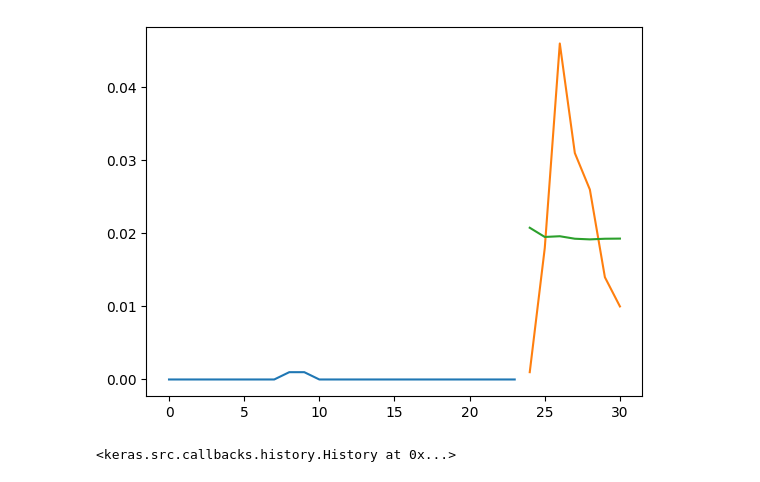
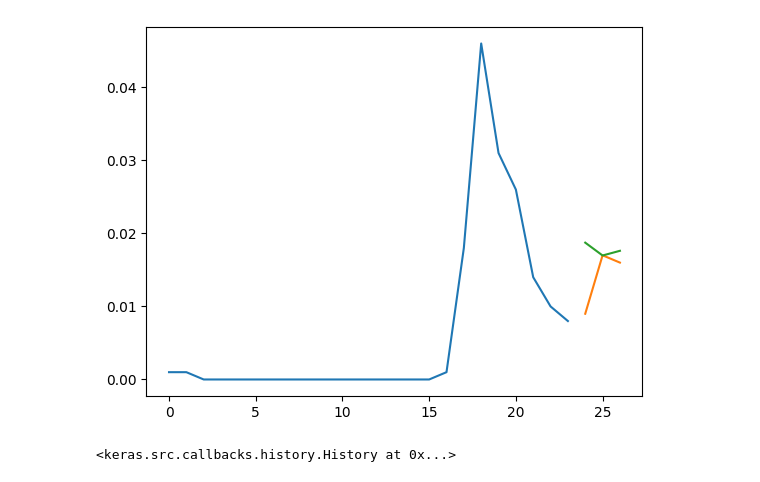
Before and after one commit to lchaus/dfg, a Jupyter notebook: diff_model.ipynb, the cells around one changed output. Cells and saved outputs as stored; diff of their text form; code cells hidden in the pictures.

```diff
--- a/diff_model.ipynb
+++ b/diff_model.ipynb
@@ -33,9 +47,9 @@ def compute_diff(df: pd.DataFrame) -> pd.DataFrame:
 
     return df.diff().dropna().reset_index(drop=True)
 # %%
-days_predict = 7
+days_predict = 3
 # %%
-df_supervised = transform_to_supervised(df_snowlvl, 'DATE', ['HTEURNEIGE_Q'], 'HTEURNEIGE_Q', n_past=24, n_future=days_predict)
+df_supervised = transform_to_supervised(df_snowlvl, 'DATE', ['HTEURNEIGE_Q', 'DAY', 'MONTH'], 'HTEURNEIGE_Q', n_past=24, n_future=days_predict)
 # %%
 df_diff = compute_diff(df_supervised.copy())
 # %%
@@ -87,7 +101,7 @@ def train_forecast_per_step(X_train, X_test, y_train, y_test, df_supervised, spl
         # plt.show()
 
         # Reconstruct absolute values
-        last_values = df_supervised.iloc[split_idx + 1:, -7].values.reshape(-1, 1)  # value(t-1)
+        last_values = df_supervised.iloc[split_idx + 1:, -3].values.reshape(-1, 1)  # value(t-1)
         yhat_inv = scaler_yi.inverse_transform(yhat.reshape(-1, 1))
         ytrue_inv = scaler_yi.inverse_transform(ytrue.reshape(-1, 1))
         yhat_abs = last_values + yhat_inv
@@ -130,13 +140,15 @@ for step in results.keys():
 real = []
 for step in results.keys():
     real.append(results[step]['ytrue_abs'])
+# %%
+col_snowlvl = [col for col in df_diff.columns if 'HTEURNEIGE_Q' in col]
 # %%
-idx = 50
-plt.plot(range(24), df_supervised.iloc[int(len(X)*0.8) + idx,:-days_predict])
+idx = 55
+plt.plot(range(24), df_supervised[col_snowlvl].iloc[int(len(X)*0.8) + idx,:-days_predict])
 plt.plot(range(24,24+days_predict), df_supervised.iloc[int(len(X)*0.8) + idx,-days_predict:])
 plt.plot(range(24,24+days_predict), [pred[idx] for pred in prediction]);
 # %% [output]
-[figure, old version]
+[figure, new version]
 # %%
 scaler_x = StandardScaler()
 scaler_y = StandardScaler()
```
Also changed, not shown: parts of 5 cells of this notebook, 7 other files.
